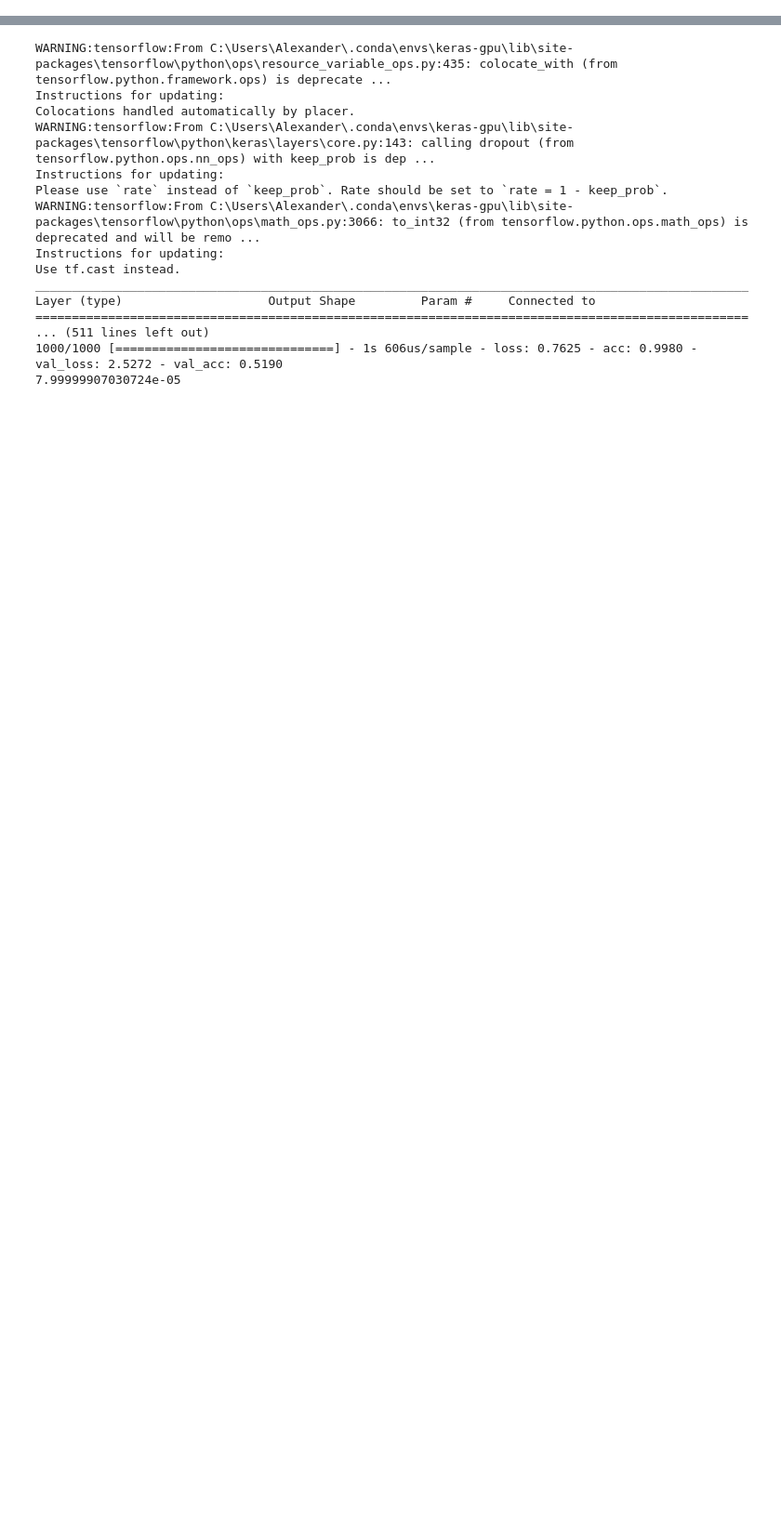
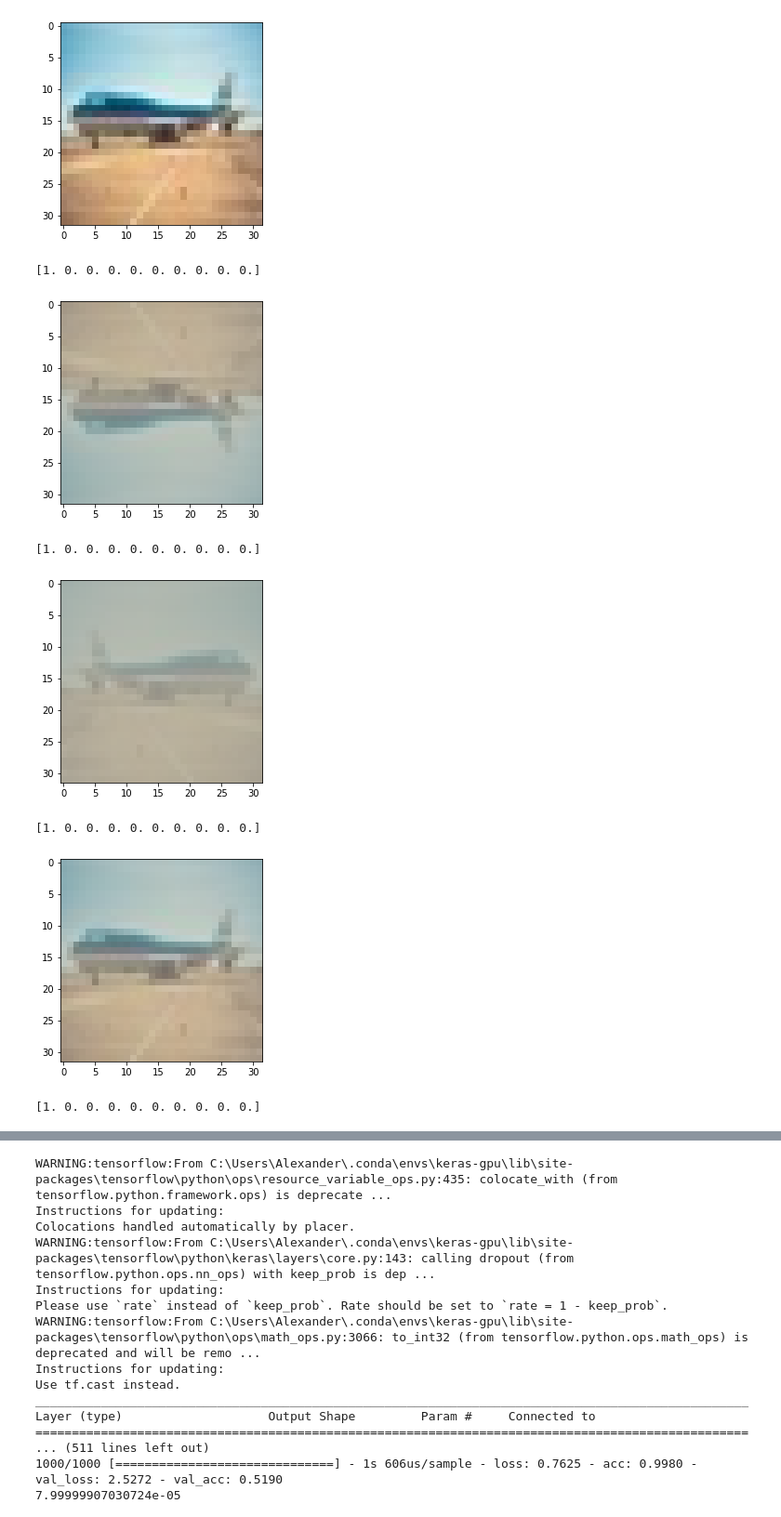
Before and after one commit to hashimsayed0/SelfSupervision, a Jupyter notebook: SelfSupervision.ipynb, the cells around one changed output, grey strips where cells are left out. Shown at 93% size. Saved outputs shown, nothing was run; the diff lists cells and outputs as text; code cells hidden in the pictures; blank space fills up the shorter version.

```diff
--- a/SelfSupervision.ipynb
+++ b/SelfSupervision.ipynb
@@ -313,0 +421,11 @@ def get_empty_model():
+# %%
+aug_datagen = ImageDataGenerator(
+    rotation_range=20,
+    width_shift_range=4,
+    height_shift_range=4,
+    shear_range=0.2,
+    zoom_range=0.2,
+    horizontal_flip=True,
+    fill_mode='nearest',
+    preprocessing_function=my_preprocess)
+aug_datagen.fit(combined_data)
@@ -313,0 +436,17 @@ def get_empty_model():
+# %%
+augmented_data = np.zeros((50000 * augment_num, 32, 32, 3), dtype = np.float32)
+augmented_labels = np.zeros((50000 * augment_num, 10), dtype = np.float32)
+# %%
+for i in range(50000):
+    if i % 1000 == 0:
+        print(i)
+    augmented_data[i * augment_num] = combined_data[i * rotations_num]
+    augmented_data[i * augment_num + 1] = tf.image.flip_up_down(tf.image.random_contrast(combined_data[i * rotations_num], 0.2, 0.7))
+    augmented_data[i * augment_num + 2] = tf.image.flip_left_right(tf.image.random_contrast(combined_data[i * rotations_num], 0.2, 0.7))
+    augmented_data[i * augment_num + 3] = tf.image.random_contrast(combined_data[i * rotations_num], 0.2, 0.7)
+    augmented_data[i * augment_num + 4] = tf.image.flip_left_right(combined_data[i * rotations_num])
+    augmented_data[i * augment_num + 5] = tf.image.flip_up_down(combined_data[i * rotations_num])
+    augmented_data[i * augment_num + 6] = tf.image.random_hue(combined_data[i * rotations_num], 0.3)
+    augmented_data[i * augment_num + 7] = tf.image.random_saturation(combined_data[i * rotations_num], 5, 10)
+    augmented_data[i * augment_num + 8] = tf.image.flip_left_right(tf.image.random_hue(combined_data[i * rotations_num], 0.3))
+    augmented_data[i * augment_num + 9] = tf.image.flip_left_right(tf.image.random_saturation(combined_data[i * rotations_num], 5, 10))
@@ -313,0 +471,19 @@ def get_empty_model():
+# %%
+for i in range(50000):
+    for j in range(augment_num):
+            augmented_labels[i * augment_num + j] = true_labels[i * rotations_num]
+# %%
+r = random.randint(0, 50000)
+for i in range(augment_num):
+    plt.imshow(augmented_data[r * augment_num + i].astype(int))
+    plt.show()
+    print(augmented_labels[r * augment_num + i])
+# %% [output]
+[figure, added]
+[1. 0. 0. 0. 0. 0. 0. 0. 0. 0.]
+[figure, added]
+[1. 0. 0. 0. 0. 0. 0. 0. 0. 0.]
+[figure, added]
+[1. 0. 0. 0. 0. 0. 0. 0. 0. 0.]
+[figure, added]
+[1. 0. 0. 0. 0. 0. 0. 0. 0. 0.]
```
Also changed, not shown: parts of 53 cells of this notebook.
